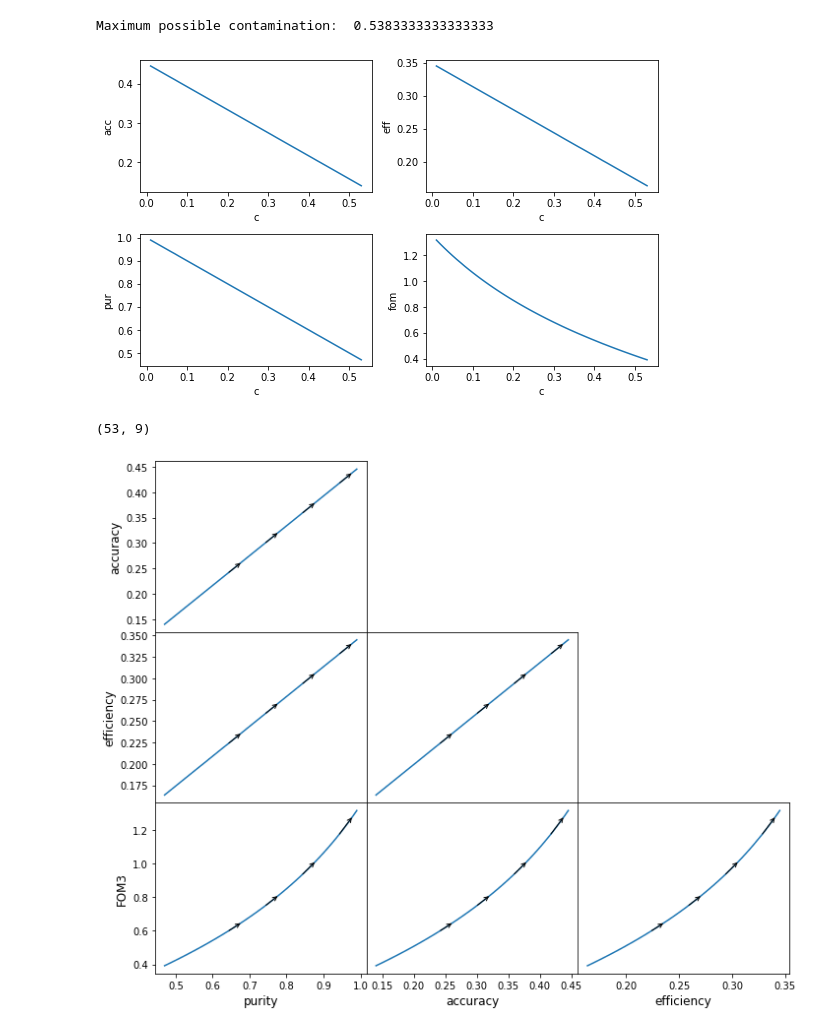
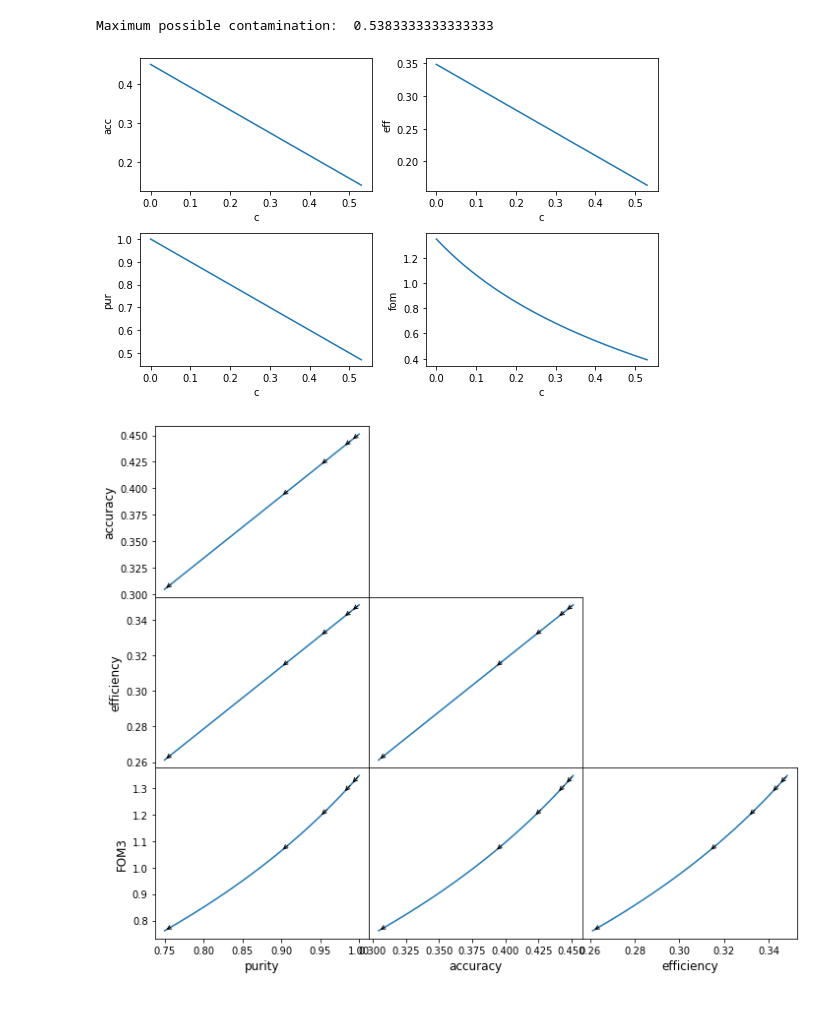
Before and after one commit to COINtoolbox/RESSPECT_metric, a Jupyter notebook: code/plots/simple_metrics.ipynb, the cells around one changed output. Cells and saved outputs as stored; diff of their text form; code cells hidden in the pictures.

Commit message:
add arrows to metrics plot

```diff
--- a/code/plots/simple_metrics.ipynb
+++ b/code/plots/simple_metrics.ipynb
@@ -23,7 +22,7 @@ print('Maximum possible contamination: ', max_cont)
 # %% [output]
 Maximum possible contamination:  0.5383333333333333
 # %%
-cont_axis = np.arange(0.01, 1, 0.01)
+cont_axis = np.arange(0.0, 1, 0.01)
 
 metrics = []
 
@@ -34,8 +33,8 @@ for c in cont_axis:
 
     wcOther = int(nsamp * c)
     ccOther = total_num[field]['others'] - wcOther
+
     if wcOther <= nsamp and ccOther >= 0:
-
 
         eff = ccIa/total_num[field]['Ia']
         acc = (ccIa + ccOther)/total_num[field]['all']
@@ -59,77 +58,76 @@ for i in range(4):
 plt.tight_layout()
 plt.show()
 # %% [output]
-[figure, old version]
+[figure, new version]
-# %%
-metrics_res.shape
-# %% [output]
-(53, 9)
+# %%
+metrics_res = metrics_res[metrics_res['cont'].values <=0.25]
 # %%
-step = 4
+step = 1
 fs=12
-pos_list = np.arange(1, min(50, metrics_res.shape[0]), 10)
+#pos_list = np.arange(1, min(50, metrics_res.shape[0]), 10)
+pos_list = np.arange(metrics_res.shape[0])[np.array([item in [0.0, 0.01, 0.04, 0.09, 0.24] for item in metrics_res['cont'].values])]
 
 plt.figure(figsize=(10, 8))
 
 ax1 = plt.subplot(3,3, 1)
 plt.plot(metrics_res['pur'], metrics_res['acc'])
-for indx1 in pos_list[:-1]:
-    ax1.annotate("", xy=(metrics_res.iloc[indx1]['pur'], metrics_res.iloc[indx1]['acc']),
-                 xytext=(metrics_res.iloc[indx1 + step]['pur'], metrics_res.iloc[indx1 + step]['acc']),
+for indx1 in pos_list:
+    ax1.annotate("", xy=(metrics_res.iloc[indx1 + step]['pur'], metrics_res.iloc[indx1 + step]['acc']),
+                 xytext=(metrics_res.iloc[indx1]['pur'], metrics_res.iloc[indx1]['acc']),
                  arrowprops={'arrowstyle': "->", 'facecolor':'black'})
 plt.xticks([])
 plt.ylabel('accuracy', fontsize=fs)
 
 ax4 = plt.subplot(3,3, 4)
 plt.plot(metrics_res['pur'], metrics_res['eff'])
-for indx1 in pos_list[:-1]:
-    ax4.annotate("", xy=(metrics_res.iloc[indx1]['pur'], metrics_res.iloc[indx1]['eff']),
-                 xytext=(metrics_res.iloc[indx1 + step]['pur'], metrics_res.iloc[indx1 + step]['eff']),
+for indx1 in pos_list:
+    ax4.annotate("", xy=(metrics_res.iloc[indx1 + step]['pur'], metrics_res.iloc[indx1 + step]['eff']),
+                 xytext=(metrics_res.iloc[indx1]['pur'], metrics_res.iloc[indx1]['eff']),
                  arrowprops={'arrowstyle': "->", 'facecolor':'black'})
 plt.xticks([])
 plt.ylabel('efficiency', fontsize=fs)
 
 ax5 = plt.subplot(3,3, 5)
 plt.plot(metrics_res['acc'], metrics_res['eff'])
-for indx1 in pos_list[:-1]:
-    ax5.annotate("", xy=(metrics_res.iloc[indx1]['acc'], metrics_res.iloc[indx1]['eff']),
-                 xytext=(metrics_res.iloc[indx1 + step]['acc'], metrics_res.iloc[indx1 + step]['eff']),
+for indx1 in pos_list:
+    ax5.annotate("", xy=(metrics_res.iloc[indx1 + step]['acc'], metrics_res.iloc[indx1 + step]['eff']),
+                 xytext=(metrics_res.iloc[indx1]['acc'], metrics_res.iloc[indx1]['eff']),
                  arrowprops={'arrowstyle': "->", 'facecolor':'black'})
 plt.xticks([])
 plt.yticks([])
 
 ax7 = plt.subplot(3,3, 7)
 plt.plot(metrics_res['pur'], metrics_res['fom'])
-for indx1 in pos_list[:-1]:
-    ax7.annotate("", xy=(metrics_res.iloc[indx1]['pur'], metrics_res.iloc[indx1]['fom']),
-                 xytext=(metrics_res.iloc[indx1 + step]['pur'], metrics_res.iloc[indx1 + step]['fom']),
+for indx1 in pos_list:
+    ax7.annotate("", xy=(metrics_res.iloc[indx1 + step]['pur'], metrics_res.iloc[indx1 + step]['fom']),
+                 xytext=(metrics_res.iloc[indx1]['pur'], metrics_res.iloc[indx1]['fom']),
                  arrowprops={'arrowstyle': "->", 'facecolor':'black'})
 plt.ylabel('FOM3', fontsize=fs)
 plt.xlabel('purity', fontsize=fs)
 
 
 ax5 = plt.subplot(3,3, 8)
 plt.plot(metrics_res['acc'], metrics_res['fom'])
-for indx1 in pos_list[:-1]:
-    ax5.annotate("", xy=(metrics_res.iloc[indx1]['acc'], metrics_res.iloc[indx1]['fom']),
-                 xytext=(metrics_res.iloc[indx1 + step]['acc'], metrics_res.iloc[indx1 + step]['fom']),
+for indx1 in pos_list:
+    ax5.annotate("", xy=(metrics_res.iloc[indx1 + step]['acc'], metrics_res.iloc[indx1 + step]['fom']),
+                 xytext=(metrics_res.iloc[indx1]['acc'], metrics_res.iloc[indx1]['fom']),
                  arrowprops={'arrowstyle': "->", 'facecolor':'black'})
 plt.xlabel('accuracy', fontsize=fs)
 plt.yticks([])
 
 ax6 = plt.subplot(3,3, 9)
 plt.plot(metrics_res['eff'], metrics_res['fom'])
 
-for indx1 in pos_list[:-1]:
-    ax6.annotate("", xy=(metrics_res.iloc[indx1]['eff'], metrics_res.iloc[indx1]['fom']),
-                 xytext=(metrics_res.iloc[indx1 + step]['eff'], metrics_res.iloc[indx1 + step]['fom']),
+for indx1 in pos_list:
+    ax6.annotate("", xy=(metrics_res.iloc[indx1+step]['eff'], metrics_res.iloc[indx1+step]['fom']),
+                 xytext=(metrics_res.iloc[indx1]['eff'], metrics_res.iloc[indx1]['fom']),
                  arrowprops={'arrowstyle': "->", 'facecolor':'black'})
 plt.xlabel('efficiency', fontsize=fs)
 plt.yticks([])
 
 plt.tight_layout()
 plt.subplots_adjust(hspace=0, wspace=0)
-#plt.savefig('simple_metrics.pdf')
-plt.show()
+plt.savefig('simple_metrics.pdf')
+#plt.show()
 # %% [output]
-[figure, old version]
+[figure, new version]
```
Also changed, not shown: parts of 2 cells of this notebook.
